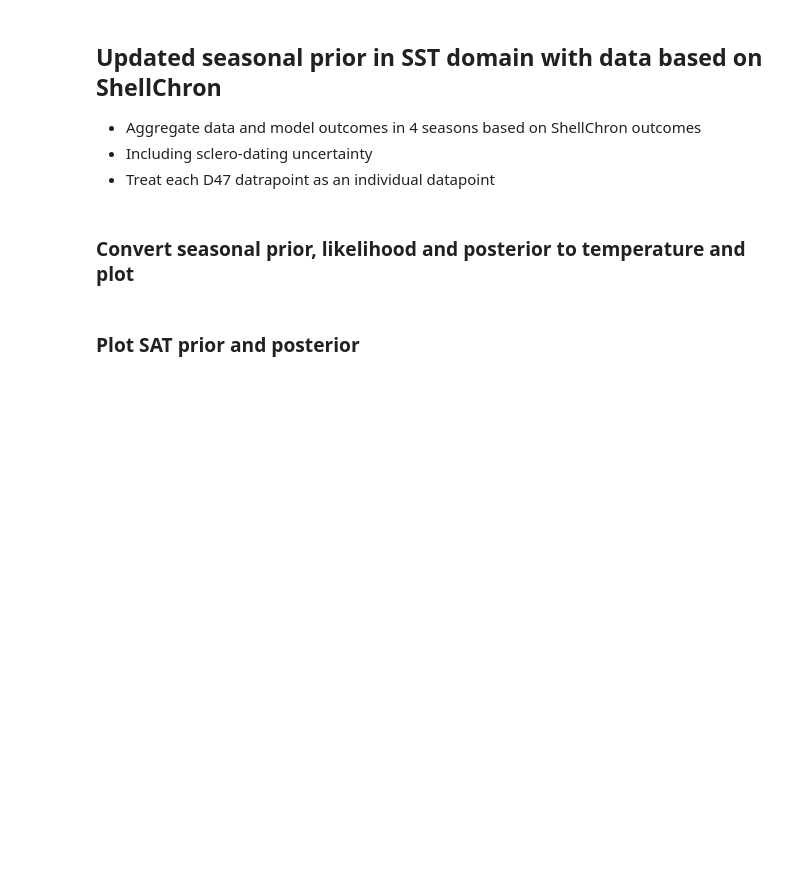
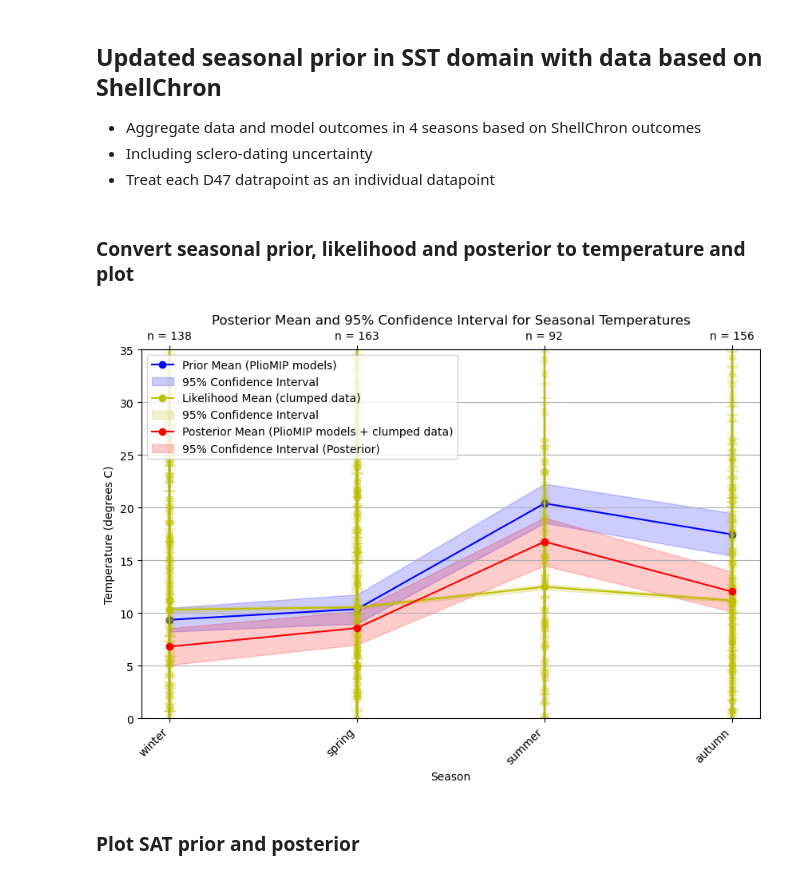
Before and after one commit to nielsjdewinter/SeasonalDA_script, a Jupyter notebook: Seasonal_DA_PWP4_SST_SAT_offline.ipynb, the cells around one changed output. Saved outputs shown, nothing was run; the diff lists cells and outputs as text; code cells hidden in the pictures; blank space fills up the shorter version.

```diff
--- a/Seasonal_DA_PWP4_SST_SAT_offline.ipynb
+++ b/Seasonal_DA_PWP4_SST_SAT_offline.ipynb
@@ -2052,11 +1823,10 @@ plt.show()
 mu_likelihood_seasonalSC_T = D47c.OGLS23.T47(D47 = mu_likelihood_seasonalSC, sD47 = std_likelihood_seasonalSC, return_covar = True)[0]
 cov_likelihood_seasonalSC_T = D47c.OGLS23.T47(D47 = mu_likelihood_seasonalSC, sD47 = std_likelihood_seasonalSC, return_covar = True)[1]
 # # Convert posterior D47 to temp
-mu_posterior_seasonalSC_T = D47c.OGLS23.T47(D47 = mu_prior_D47_seasonalSC, sD47 = cov_prior_D47_seasonalSC, return_covar = True)[0]
-cov_posterior_seasonalSC_T = D47c.OGLS23.T47(D47 = mu_prior_D47_seasonalSC, sD47 = cov_prior_D47_seasonalSC, return_covar = True)[1]
+mu_posterior_seasonalSC_T = D47c.OGLS23.T47(D47 = mu_post_D47_seasonal, sD47 = cov_post_D47_seasonal, return_covar = True)[0]
+cov_posterior_seasonalSC_T = D47c.OGLS23.T47(D47 = mu_post_D47_seasonal, sD47 = cov_post_D47_seasonal, return_covar = True)[1]
 
 # Plot in temperature domain
-# std_prior_D47_seasonalSC_T = np.sqrt(np.diag(cov_prior_D47_seasonalSC_T))
 std_likelihood_seasonalSC_T = np.sqrt(np.diag(cov_likelihood_seasonalSC_T))
 std_posterior_seasonalSC_T = np.sqrt(np.diag(cov_posterior_seasonalSC_T))
 
@@ -2090,33 +1860,35 @@ plt.fill_between(seasons_scale,
 for measurement in PWP_D47_dict: # Loop over measurements
     plt.plot(int(measurement["season_score"]) + 1, D47c.OGLS23.T47(D47 = measurement["D47_corrETF_strict"], sD47 = measurement["D47_sd_ext"])[0], color = "y", marker = "o", alpha = 0.2)
     plt.errorbar(int(measurement["season_score"]) + 1, D47c.OGLS23.T47(D47 = measurement["D47_corrETF_strict"], sD47 = measurement["D47_sd_ext"])[0], yerr = D47c.OGLS23.T47(D47 = measurement["D47_corrETF_strict"], sD47 = measurement["D47_sd_ext"])[1], color = "y", alpha = 0.2, capsize = 5)
 # Add numbers of datapoints used for updating to top
 secax = plt.gca().secondary_xaxis('top')
 secax.set_xticks(seasons_scale)
 secax.set_xticklabels([f"n = {int(n)}" for n in n_update_seasonalSC])
 secax.tick_params(axis = 'x', rotation = 0)
 
 # POSTERIOR
 # Add posterior mean
 plt.plot(seasons_scale, mu_posterior_seasonal_T, label = 'Posterior Mean (PlioMIP models + clumped data)', color = 'r', marker = 'o')
 # Add 95% confidence intervals for the posterior (mean ± 1.96 * std deviation)
 plt.fill_between(seasons_scale,
     mu_posterior_seasonal_T - stats.t.ppf(1 - 0.025, (n_update_seasonalSC + n_models_seasonal)) * std_posterior_seasonalSC_T,
     mu_posterior_seasonal_T + stats.t.ppf(1 - 0.025, (n_update_seasonalSC + n_models_seasonal)) * std_posterior_seasonalSC_T,
     color = 'r',
     alpha = 0.2,
     label = '95% Confidence Interval (Posterior)'
 )
 
 # Plot layout
 plt.xticks(seasons_scale, seasons, rotation = 45, ha = "right")
 plt.title('Posterior Mean and 95% Confidence Interval for Seasonal Temperatures')
 plt.xlabel('Season')
 plt.ylabel('Temperature (degrees C)')
 plt.ylim(0, 35)
 plt.legend(loc = 'upper left')
 plt.grid(True)
 plt.show()
+# %% [output]
+[figure, added]
 # %% [markdown]
 ### Plot SAT prior and posterior
 # %%
```
Also changed, not shown: parts of 34 cells of this notebook.
